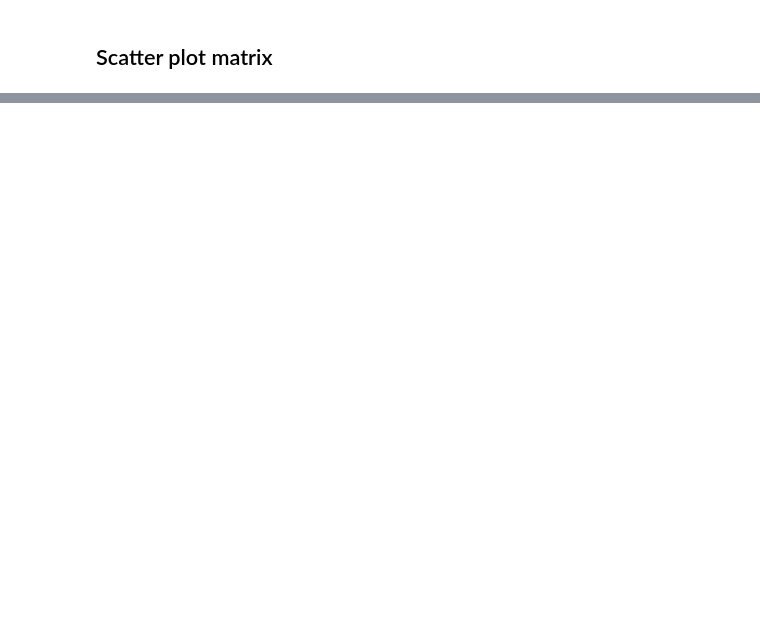
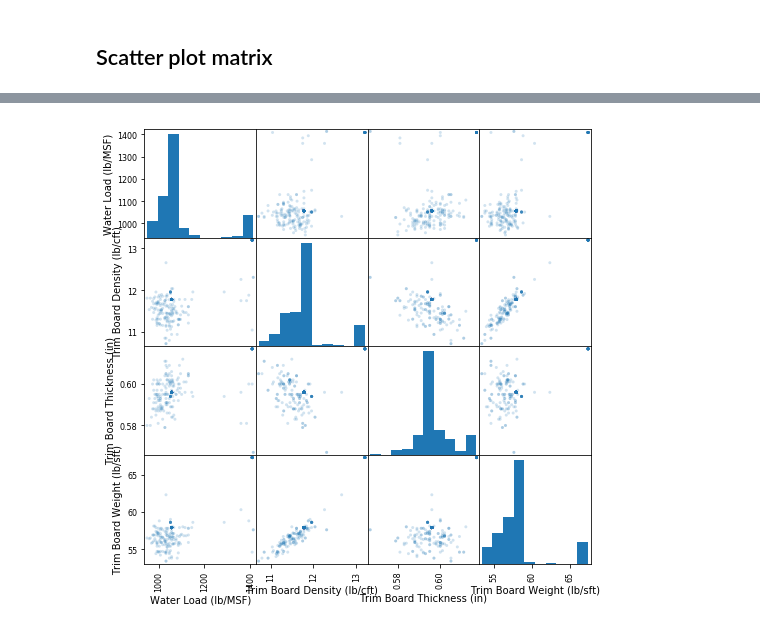
Before and after one commit to gillespilon/noob, a Jupyter notebook: graphs.ipynb, the cells around one changed output, grey strips where cells are left out. Drawn from its saved outputs; the diff is of its cells as text; code cells hidden in the pictures; blank space fills up the shorter version.

```diff
--- a/graphs.ipynb
+++ b/graphs.ipynb
@@ -50,7 +50,8 @@
 # %%
 # Read a csv file.
 import pandas as pd
-df = pd.read_csv('cloquet_two_weeks_60_min.csv',
+FILE_RAW = 'cloquet_two_weeks_60_min.csv'
+df = pd.read_csv(FILE_RAW,
                  parse_dates=True,
                  index_col='Time')
 # %% [markdown]
@@ -124,7 +159,10 @@ df.columns
 # %%
 from pandas.plotting import scatter_matrix
 scatter_matrix(df[['Water Load (lb/MSF)', \
                    'Trim Board Density (lb/cft)',
-                   'Trim Board Thickness (in)', 'Trim Board Weight (lb/sft)']],
-               alpha=0.2,
-               figsize=(8,8));
+                   'Trim Board Thickness (in)',
+                   'Trim Board Weight (lb/sft)']],
+                   alpha=0.2,
+                   figsize=(8,8));
+# %% [output]
+[figure, added]
```
Also changed, not shown: parts of 9 cells of this notebook.
